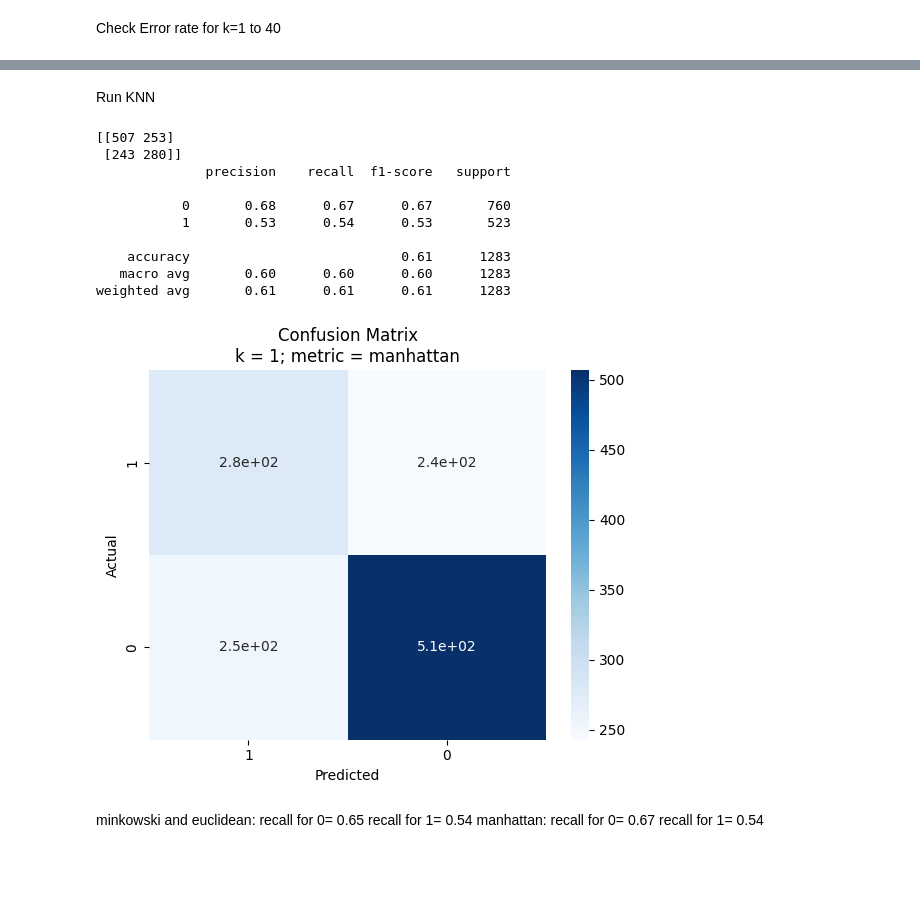
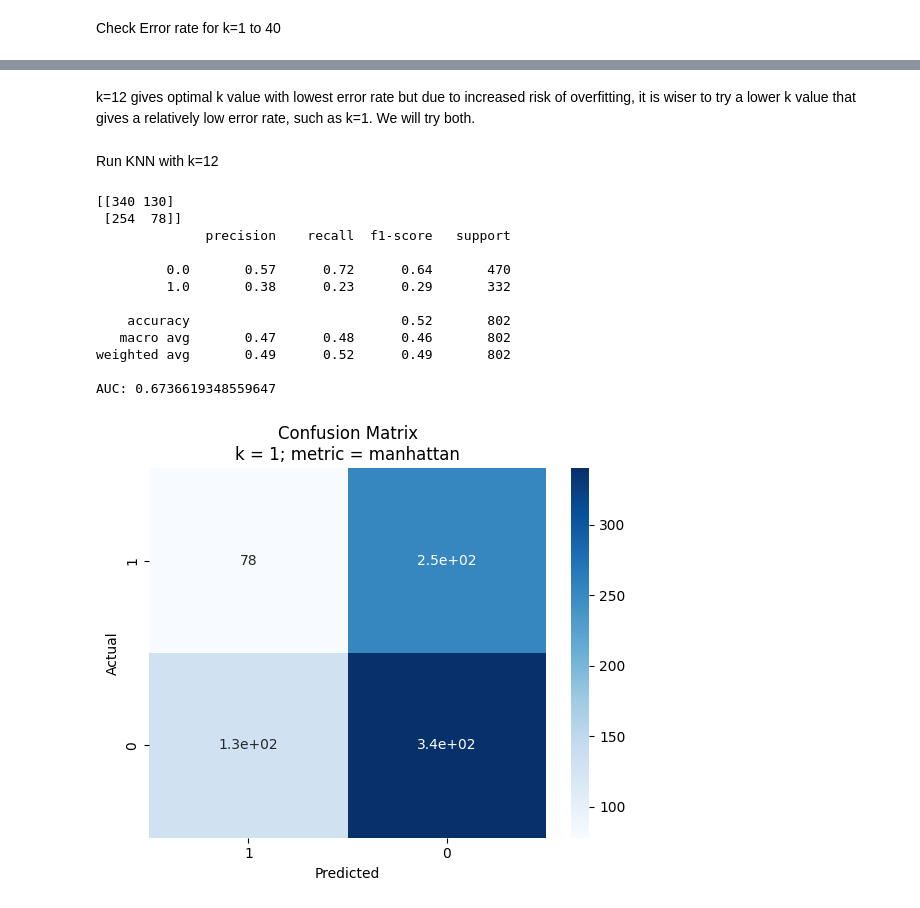
Before and after one commit to lilyzhizhou/Identifying-Prediabetes-ML, a Jupyter notebook: Final_assn_KNN.ipynb, the cells around one changed output, grey strips where cells are left out. Cells and saved outputs as stored; diff of their text form; code cells hidden in the pictures; blank space fills up the shorter version.

```diff
--- a/Final_assn_KNN.ipynb
+++ b/Final_assn_KNN.ipynb
@@ -146,0 +115,18 @@ X_test = scaler.transform(X_test)
+# %%
+# Data Preparation
+
+# Extract the 'predm' column as the target variable for training and testing
+Y_train = train_df['predm'].to_numpy()
+Y_test = test_df['predm'].to_numpy()
+Y_valid = valid_df['predm'].to_numpy()
+
+# Extract the features (excluding 'predm') for training and testing
+X_train = train_df.drop('predm', axis=1).to_numpy()
+X_test = test_df.drop('predm', axis=1).to_numpy()
+X_valid = valid_df.drop('predm', axis=1).to_numpy()
+
+# Standardize the features to have zero mean and unit variance
+sc = StandardScaler()
+X_train = sc.fit_transform(X_train)
+X_test = sc.transform(X_test)
+X_valid = sc.transform(X_valid)
@@ -155,9 +145,9 @@ error_rate = []
 
 for k in range(1, 40):
   knn = KNeighborsClassifier(n_neighbors = k, metric = met)
-  knn.fit(X_train, y_train)
-  y_pred = knn.predict(X_test)
-  error_rate.append(1 - accuracy_score(y_test, y_pred))
+  knn.fit(X_train, Y_train)
+  y_pred = knn.predict(X_valid)
+  error_rate.append(1 - accuracy_score(Y_valid, y_pred))
 
 # Plot line graph of error rate
 sns.lineplot(error_rate, marker = 'o')
@@ -172,58 +162,52 @@ plt.show()
+# %% [markdown]
+k=12 gives optimal k value with lowest error rate but due to increased risk of overfitting, it is wiser to try a lower k value that gives a relatively low error rate, such as k=1. We will try both.
 # %% [markdown]
-Run KNN
+Run KNN with k=12
 # %%
-# Scale features
-scaler = StandardScaler()
-X_train = scaler.fit_transform(X_train)
-X_test = scaler.transform(X_test)
-
 # Distance metric used
 met = 'manhattan'
 
 # Initialize K-NN classifier and fit the model
-knn = KNeighborsClassifier(n_neighbors = 1, metric = met)   # Set K = 5 (lowest error rate)
-knn.fit(X_train, y_train)                                   # Set metric = 'manhattan'
+knn = KNeighborsClassifier(n_neighbors = 12, metric = met)   # Set K = 12 (lowest error rate)
+knn.fit(X_train, Y_train)                                   # Set metric = 'manhattan'
 
 # Predict using test data
-y_pred = knn.predict(X_test)
+y_pred = knn.predict(X_valid)
+auc = roc_auc_score(Y_valid, y_pred)
 
 # Evaluate the model
-print(confusion_matrix(y_test, y_pred))
-print(classification_report(y_test, y_pred))
+print(confusion_matrix(Y_test, y_pred))
+print(classification_report(Y_test, y_pred))
+print(f'AUC: {auc}')
 
 # Visualize K-NN results using confusion matrix heatmap
 import seaborn as sns
 import matplotlib.pyplot as plt
 
 # Get unique classes
 classes = df['predm'].unique()
 
 # Plotting the confusion matrix
-sns.heatmap(confusion_matrix(y_test, y_pred, labels = classes), annot = True,
+sns.heatmap(confusion_matrix(Y_test, y_pred, labels = classes), annot = True,
             xticklabels = classes, yticklabels = classes, cmap = 'Blues')
 
 plt.xlabel('Predicted')
 plt.ylabel('Actual')
 title = 'Confusion Matrix\nk = 1; metric = ' + met
 plt.title(title)
 
 plt.show()
 # %% [output]
-[[507 253]
- [243 280]]
+[[340 130]
+ [254  78]]
               precision    recall  f1-score   support
 
-           0       0.68      0.67      0.67       760
-           1       0.53      0.54      0.53       523
+         0.0       0.57      0.72      0.64       470
+         1.0       0.38      0.23      0.29       332
 
-    accuracy                           0.61      1283
-   macro avg       0.60      0.60      0.60      1283
-weighted avg       0.61      0.61      0.61      1283
+    accuracy                           0.52       802
+   macro avg       0.47      0.48      0.46       802
+weighted avg       0.49      0.52      0.49       802
+
+AUC: 0.6736619348559647
-[figure, old version]
+[figure, new version]
-# %% [markdown]
-minkowski and euclidean:
-recall for 0= 0.65
-recall for 1= 0.54
-manhattan:
-recall for 0= 0.67
-recall for 1= 0.54
```
Also changed, not shown: parts of 39 cells of this notebook.
